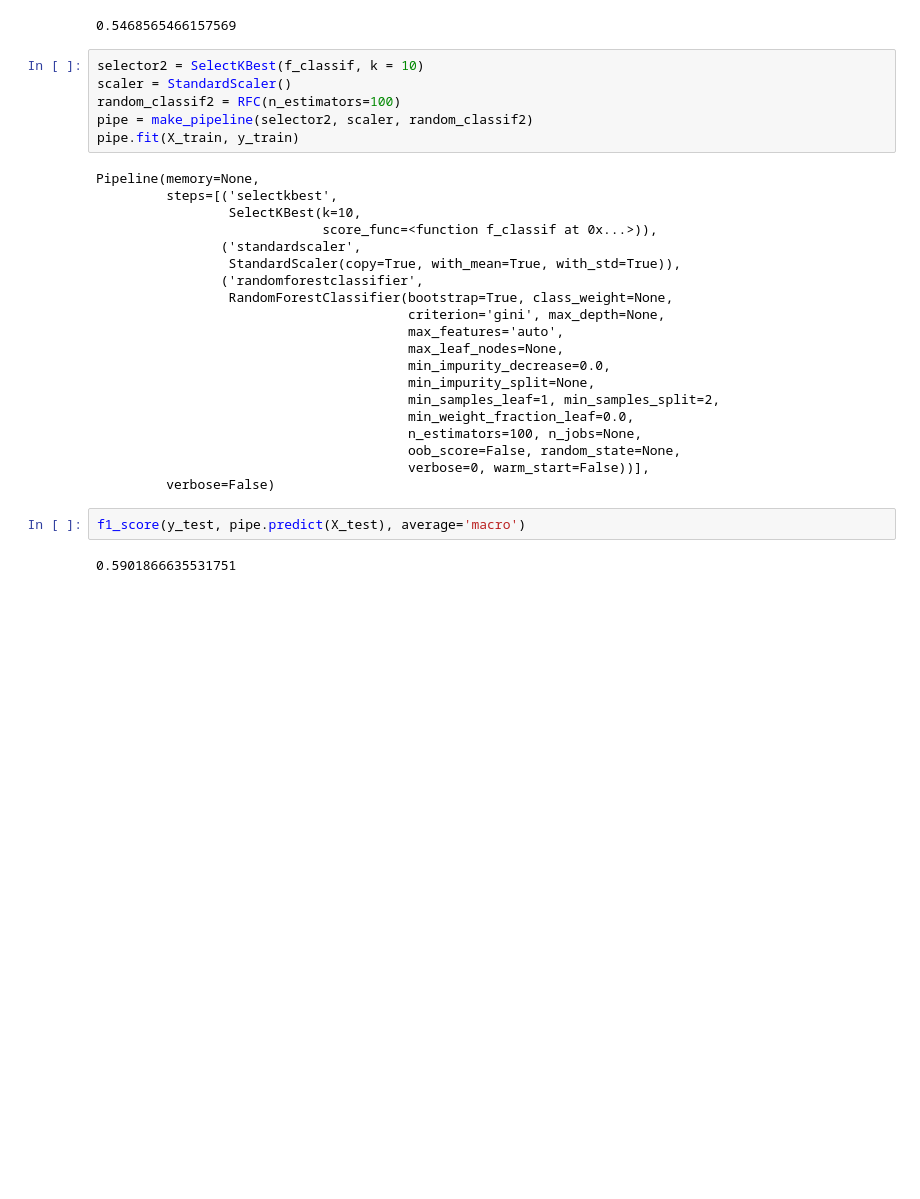
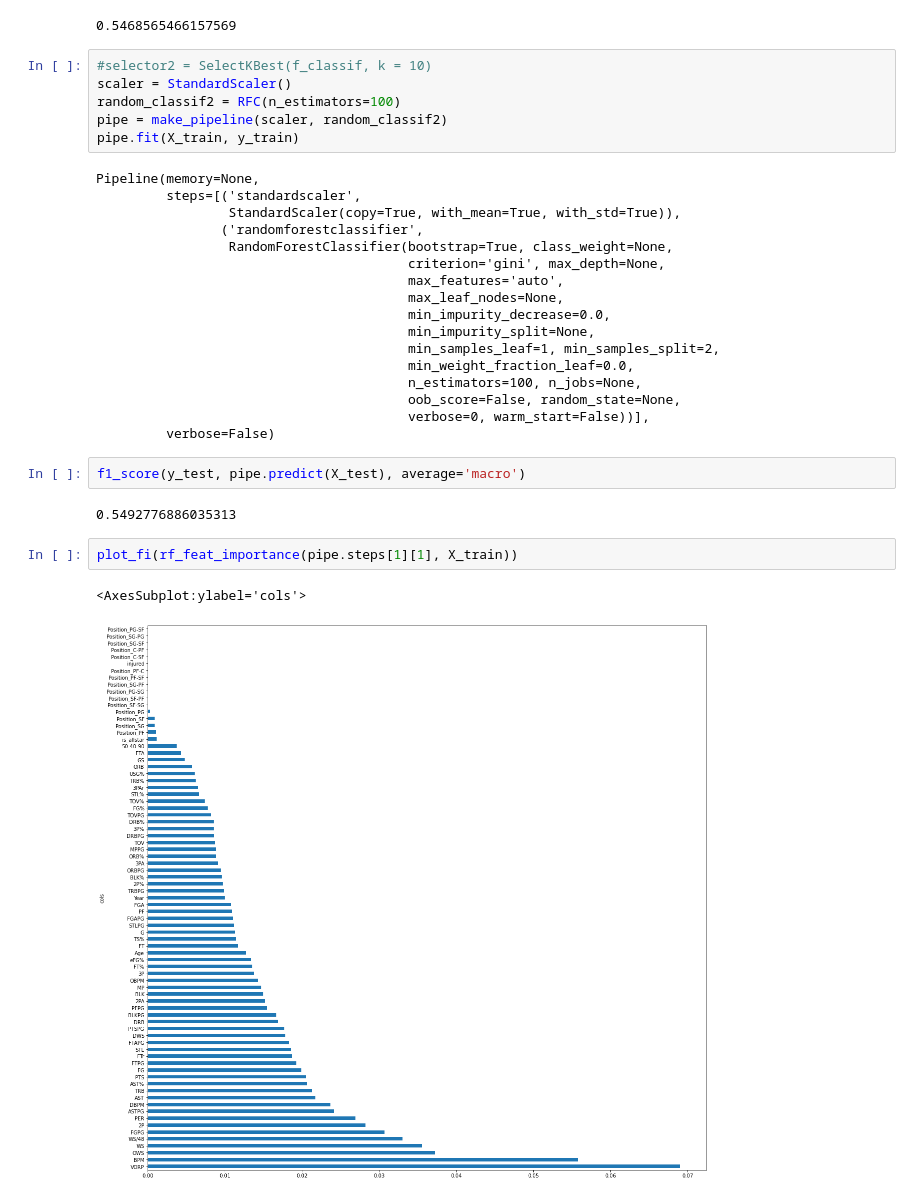
Before and after one commit to jdclifton2/NBA_Analysis, a Jupyter notebook: MVP_Analysis.ipynb, the cells around one changed output. Cells and saved outputs as stored; diff of their text form; blank space fills up the shorter version.

```diff
--- a/MVP_Analysis.ipynb
+++ b/MVP_Analysis.ipynb
@@ -286,17 +266,14 @@ f1_score(y_test, random_classif.predict(X_test), average='macro')
 # %% [output]
 0.5468565466157569
 # %%
-selector2 = SelectKBest(f_classif, k = 10)
+#selector2 = SelectKBest(f_classif, k = 10)
 scaler = StandardScaler()
 random_classif2 = RFC(n_estimators=100)
-pipe = make_pipeline(selector2, scaler, random_classif2)
+pipe = make_pipeline(scaler, random_classif2)
 pipe.fit(X_train, y_train)
 # %% [output]
 Pipeline(memory=None,
-         steps=[('selectkbest',
-                 SelectKBest(k=10,
-                             score_func=<function f_classif at 0x...>)),
-                ('standardscaler',
+         steps=[('standardscaler',
                  StandardScaler(copy=True, with_mean=True, with_std=True)),
                 ('randomforestclassifier',
                  RandomForestClassifier(bootstrap=True, class_weight=None,
@@ -314,4 +291,9 @@ Pipeline(memory=None,
 # %%
 f1_score(y_test, pipe.predict(X_test), average='macro')
 # %% [output]
-0.5901866635531751
+0.5492776886035313
+# %%
+plot_fi(rf_feat_importance(pipe.steps[1][1], X_train))
+# %% [output]
+<AxesSubplot:ylabel='cols'>
+[figure, added]
```
Also changed, not shown: parts of 6 cells of this notebook.
